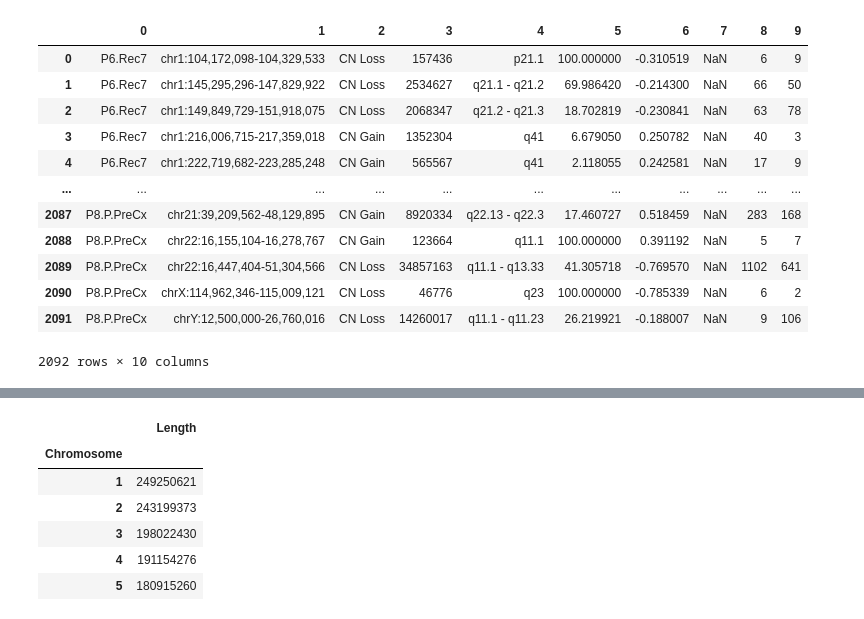
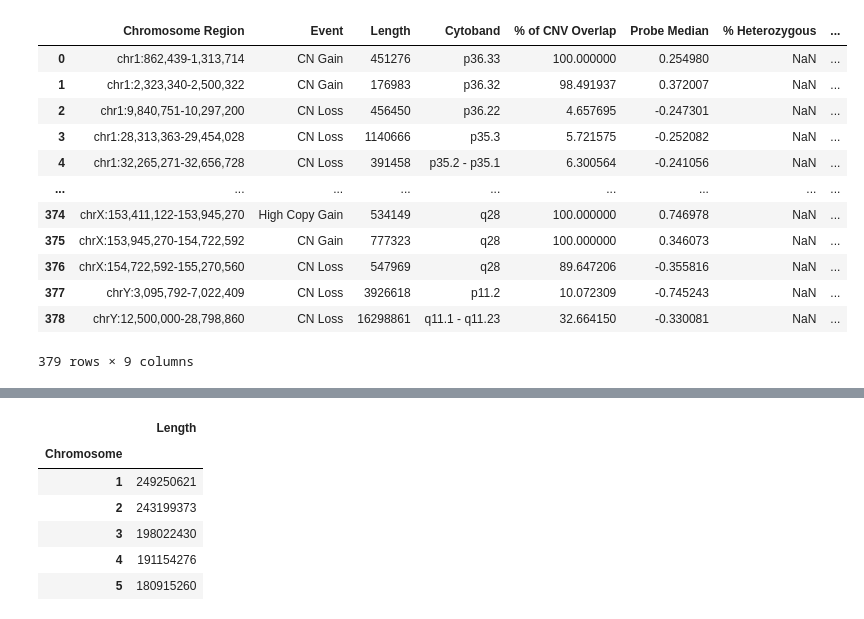
Before and after one commit to martinbudinsky3/BP-tumor-classifier, a Jupyter notebook: main.ipynb, the cells around one changed output, grey strips where cells are left out. Drawn from its saved outputs; the diff is of its cells as text; code cells hidden in the pictures.

```diff
--- a/main.ipynb
+++ b/main.ipynb
@@ -16,20 +16,20 @@ from tumor_data_processor import *
 from tumor_data_processor_2 import *
 from lengths_data_processor import *
 # %%
-data = pd.read_csv('datasets/P6.Inform/I062.033.WGS.Tumor_events.txt', sep='\t', header=None)
+data = pd.read_csv('datasets/P6.Inform/I062.022.WGS.Tumor_events.txt', sep='\t', comment='#')
 
 data
 # %% [output]
-|  | 0 | 1 | 2 | 3 | 4 | 5 | 6 | 7 | 8 | 9 |
-| 0 | P6.Rec7 | chr1:104,172,098-104,329,533 | CN Loss | 157436 | p21.1 | 100.000000 | -0.310519 | NaN | 6 | 9 |
-| 1 | P6.Rec7 | chr1:145,295,296-147,829,922 | CN Loss | 2534627 | q21.1 - q21.2 | 69.986420 | -0.214300 | NaN | 66 | 50 |
-| 2 | P6.Rec7 | chr1:149,849,729-151,918,075 | CN Loss | 2068347 | q21.2 - q21.3 | 18.702819 | -0.230841 | NaN | 63 | 78 |
-| 3 | P6.Rec7 | chr1:216,006,715-217,359,018 | CN Gain | 1352304 | q41 | 6.679050 | 0.250782 | NaN | 40 | 3 |
-| 4 | P6.Rec7 | chr1:222,719,682-223,285,248 | CN Gain | 565567 | q41 | 2.118055 | 0.242581 | NaN | 17 | 9 |
-| ... | ... | ... | ... | ... | ... | ... | ... | ... | ... | ... |
-| 2087 | P8.P.PreCx | chr21:39,209,562-48,129,895 | CN Gain | 8920334 | q22.13 - q22.3 | 17.460727 | 0.518459 | NaN | 283 | 168 |
-| 2088 | P8.P.PreCx | chr22:16,155,104-16,278,767 | CN Gain | 123664 | q11.1 | 100.000000 | 0.391192 | NaN | 5 | 7 |
-| 2089 | P8.P.PreCx | chr22:16,447,404-51,304,566 | CN Loss | 34857163 | q11.1 - q13.33 | 41.305718 | -0.769570 | NaN | 1102 | 641 |
-| 2090 | P8.P.PreCx | chrX:114,962,346-115,009,121 | CN Loss | 46776 | q23 | 100.000000 | -0.785339 | NaN | 6 | 2 |
-| 2091 | P8.P.PreCx | chrY:12,500,000-26,760,016 | CN Loss | 14260017 | q11.1 - q11.23 | 26.219921 | -0.188007 | NaN | 9 | 106 |
+|  | Chromosome Region | Event | Length | Cytoband | % of CNV Overlap | Probe Median | % Heterozygous | ... |
+| 0 | chr1:862,439-1,313,714 | CN Gain | 451276 | p36.33 | 100.000000 | 0.254980 | NaN | ... |
+| 1 | chr1:2,323,340-2,500,322 | CN Gain | 176983 | p36.32 | 98.491937 | 0.372007 | NaN | ... |
+| 2 | chr1:9,840,751-10,297,200 | CN Loss | 456450 | p36.22 | 4.657695 | -0.247301 | NaN | ... |
+| 3 | chr1:28,313,363-29,454,028 | CN Loss | 1140666 | p35.3 | 5.721575 | -0.252082 | NaN | ... |
+| 4 | chr1:32,265,271-32,656,728 | CN Loss | 391458 | p35.2 - p35.1 | 6.300564 | -0.241056 | NaN | ... |
+| ... | ... | ... | ... | ... | ... | ... | ... | ... |
+| 374 | chrX:153,411,122-153,945,270 | High Copy Gain | 534149 | q28 | 100.000000 | 0.746978 | NaN | ... |
+| 375 | chrX:153,945,270-154,722,592 | CN Gain | 777323 | q28 | 100.000000 | 0.346073 | NaN | ... |
+| 376 | chrX:154,722,592-155,270,560 | CN Loss | 547969 | q28 | 89.647206 | -0.355816 | NaN | ... |
+| 377 | chrY:3,095,792-7,022,409 | CN Loss | 3926618 | p11.2 | 10.072309 | -0.745243 | NaN | ... |
+| 378 | chrY:12,500,000-28,798,860 | CN Loss | 16298861 | q11.1 - q11.23 | 32.664150 | -0.330081 | NaN | ... |
-2092 rows × 10 columns
+379 rows × 9 columns
```
Also changed, not shown: parts of 27 cells of this notebook, 1 other file.
